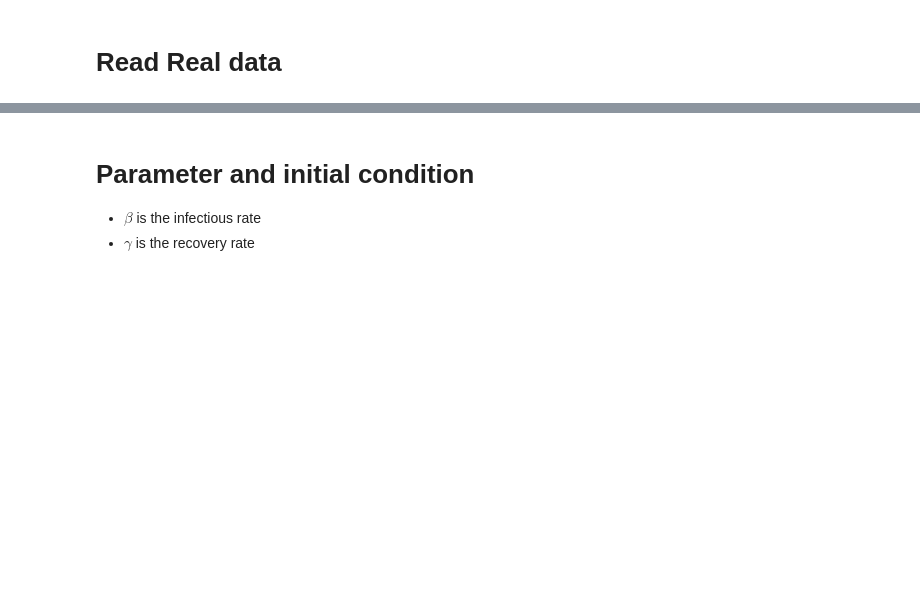
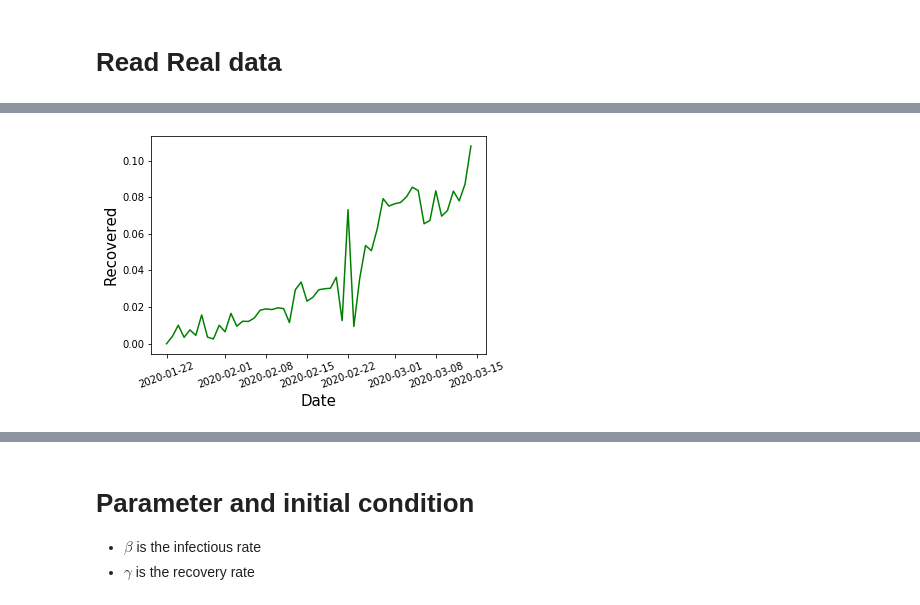
Before and after one commit to lit26/Novel-Corona-Virus-2019, a Jupyter notebook: SIR model for Coronavirus 2019- Case China (update 3-15-2020).ipynb, the cells around one changed output, grey strips where cells are left out. Saved outputs shown, nothing was run; the diff lists cells and outputs as text; code cells hidden in the pictures; blank space fills up the shorter version.

```diff
--- a/SIR model for Coronavirus 2019- Case China (update 3-15-2020).ipynb
+++ b/SIR model for Coronavirus 2019- Case China (update 3-15-2020).ipynb
@@ -99,0 +57,4 @@ To register the converters:
+# %%
+gamma_list = COVID19.calculateRates(N, "gamma", "Recovered")
+# %% [output]
+[figure, added]
```
Also changed, not shown: parts of 22 cells of this notebook.
